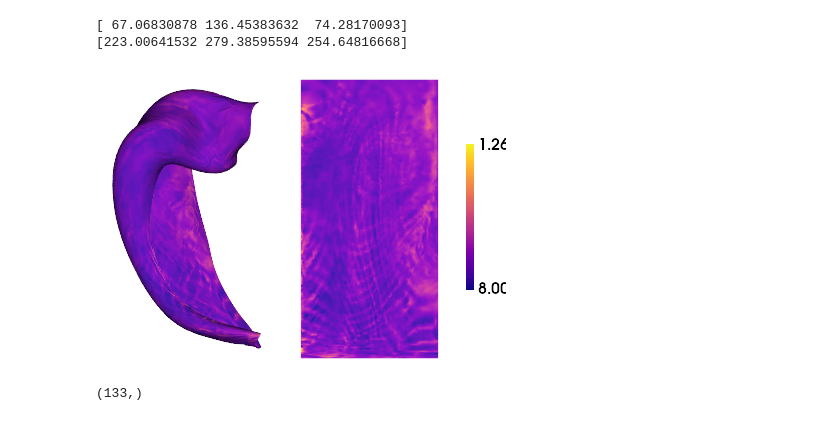
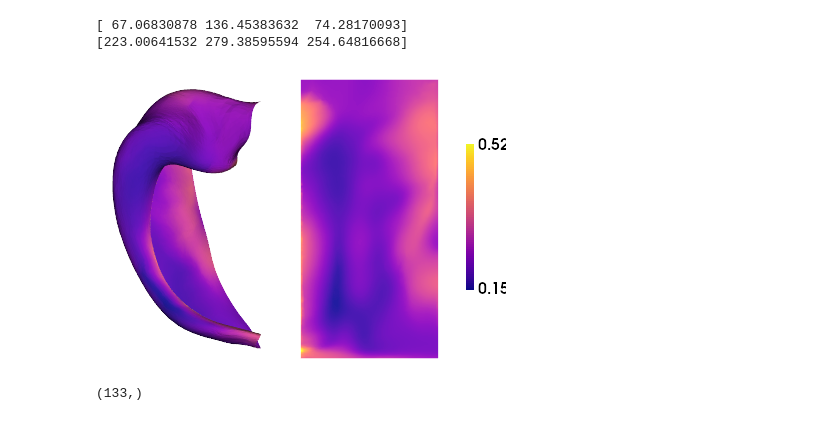
Before and after one commit to MICA-MNI/AllenMouse, a Jupyter notebook: ABCA/ABCA-celltypeMPCs.ipynb, the cells around one changed output. Cells and saved outputs as stored; diff of their text form; code cells hidden in the pictures.

Commit message:
updated plots

```diff
--- a/ABCA/ABCA-celltypeMPCs.ipynb
+++ b/ABCA/ABCA-celltypeMPCs.ipynb
@@ -180,10 +180,30 @@ for l,layer in enumerate(depths):
 np.save("checkpoint2",hipp_dat, allow_pickle=True)
 # %%
 hipp_dat = np.load('checkpoint2.npy',allow_pickle=True)
+# %%
+# OPTIONAL: smooth the data horizontally
+
+hipp_flat_smooth = np.zeros((hipp_dat.shape))
+
+for d in range(len(depths)):
+    hipp_flat = np.nanmean(hipp_dat[:,d,:],axis=1)
+
+    image = nib.gifti.GiftiImage()
+    data_array = nib.gifti.GiftiDataArray(data=hipp_flat.astype(np.float32))
+    image.add_gifti_data_array(data_array)
+    nib.save(image,'hipp_flat.func.gii')
+    cmd = "wb_command -metric-smoothing "\
+        "../ABA_v3_hippunfold3/hippunfold/sub-01/surf/sub-01_hemi-L_space-T1w_den-0p5mm_label-hipp_midthickness.surf.gii "\
+        "hipp_flat.func.gii 0.25 hipp_flat_smooth.func.gii"
+    out = !{cmd}
+
+    gii = nib.load('hipp_flat_smooth.func.gii')
+    for k in range(len(gii.darrays)):
+        hipp_flat_smooth[:,d,k] = gii.darrays[k].data
 # %%
-hm.plotting.surfplot_canonical_foldunfold(np.sum(hipp_dat,axis=(1,2)), labels=labels, hemis=['L'], unfoldAPrescale=True, den=den, cmap='plasma', color_bar='right', share='row',  tighten_cwindow=False, embed_nb=True)
+hm.plotting.surfplot_canonical_foldunfold(np.sum(hipp_flat_smooth,axis=(1,2)), labels=labels, hemis=['L'], unfoldAPrescale=True, den=den, cmap='plasma', color_bar='right', share='row',  tighten_cwindow=False, embed_nb=True)
 # %% [output]
-[figure, old version]
+[figure, new version]
 # %%
 numcellscutoff = 10**3
 
```
Also changed, not shown: parts of 2 cells of this notebook, 1 other file.
